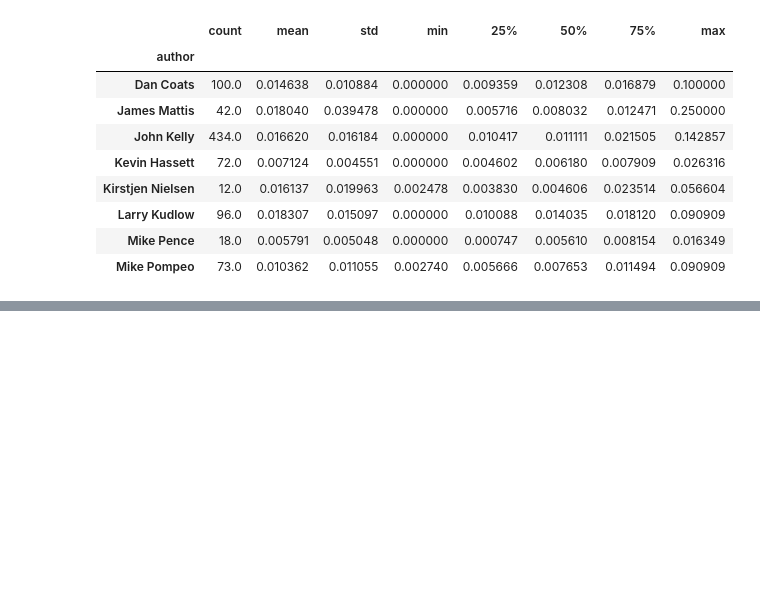
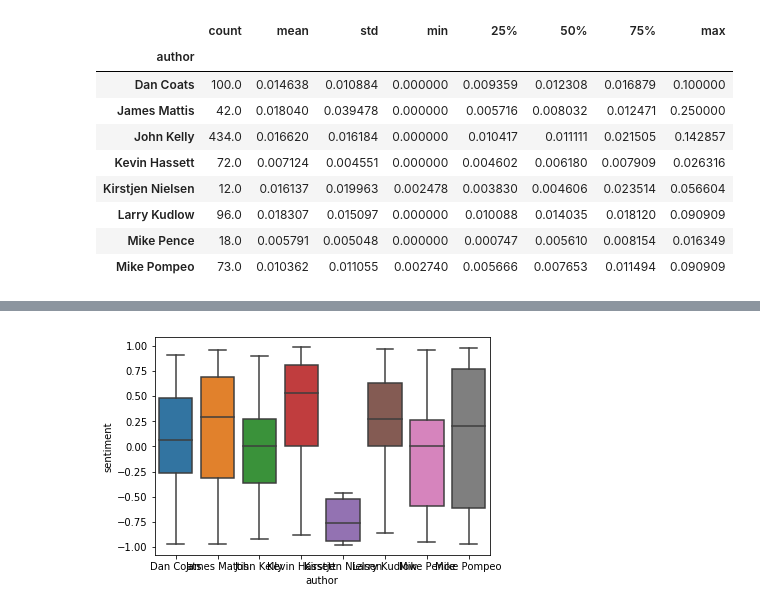
Before and after one commit to mikejt33/nlpProject, a Jupyter notebook: TensorFlow Implementation.ipynb, the cells around one changed output, grey strips where cells are left out. Saved outputs shown, nothing was run; the diff lists cells and outputs as text; code cells hidden in the pictures; blank space fills up the shorter version.

```diff
--- a/TensorFlow Implementation.ipynb
+++ b/TensorFlow Implementation.ipynb
@@ -152,0 +266,4 @@ ZeroDivisionError: division by zero
+# %%
+sns.boxplot(x="author", y="sentiment", data=train);
+# %% [output]
+[figure, added]
```
Also changed, not shown: parts of 33 cells of this notebook.
